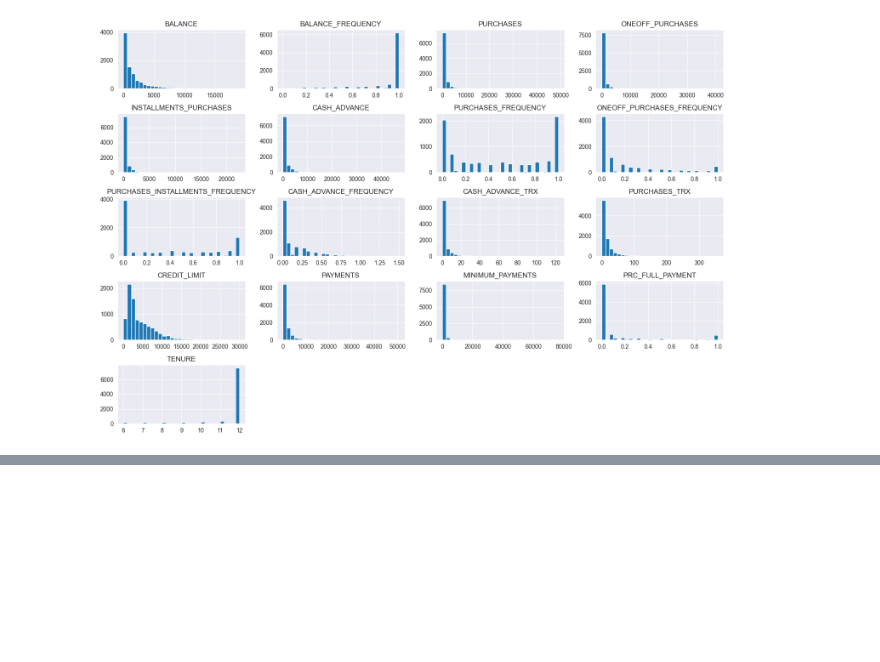
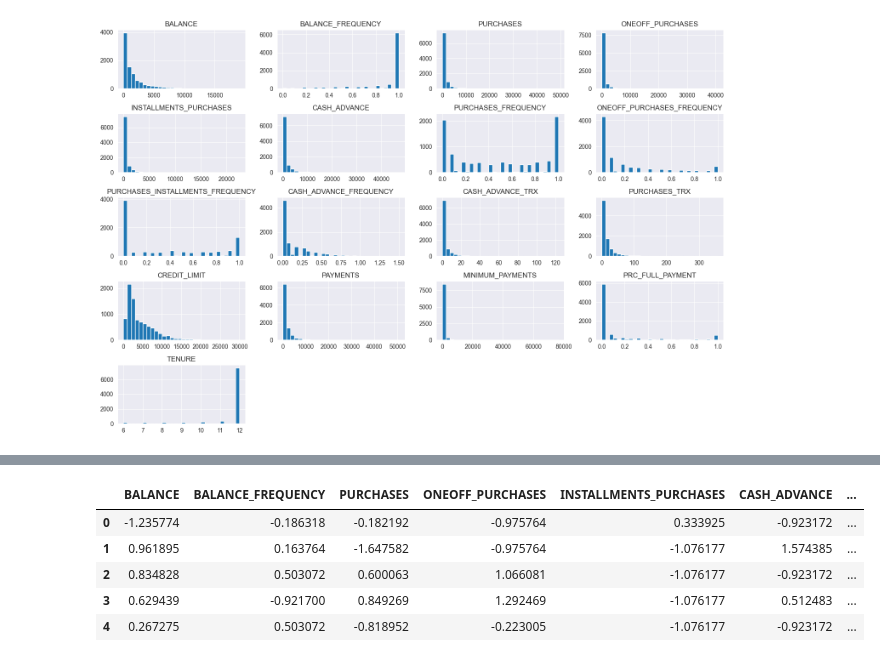
Before and after one commit to rubentak/Unsupervised-Learning-Clustering-Algorithms, a Jupyter notebook: notebook.ipynb, the cells around one changed output, grey strips where cells are left out. Saved outputs shown, nothing was run; the diff lists cells and outputs as text; code cells hidden in the pictures; blank space fills up the shorter version.

```diff
--- a/notebook.ipynb
+++ b/notebook.ipynb
@@ -172,3 +160,35 @@ scaled_df.head()
+# %%
+import numpy as np
+from sklearn.preprocessing import StandardScaler
+
+# Create a copy of the original dataframe
+df_log_transformed = df.copy()
+
+# Apply a log1p transform (log(x+1)) to reduce skewness where appropriate
+# This handles zero and positive values. If there are negative values, consider shifting.
+for col in df_log_transformed.columns:
+    # Check if minimum value is <= 0
+    if df_log_transformed[col].min() <= 0:
+        # Shift the data so that all values are positive
+        shift = 1 - df_log_transformed[col].min()
+        df_log_transformed[col] = np.log1p(df_log_transformed[col] + shift)
+    else:
+        # If already strictly positive, just apply log1p
+        df_log_transformed[col] = np.log1p(df_log_transformed[col])
+
+# Now apply standard scaling to the log-transformed data
+scaler = StandardScaler()
+scaled_df = pd.DataFrame(scaler.fit_transform(df_log_transformed), columns=df_log_transformed.columns)
+
+# Check the transformed and scaled data
+scaled_df.head()
+# %% [output]
+|  | BALANCE | BALANCE_FREQUENCY | PURCHASES | ONEOFF_PURCHASES | INSTALLMENTS_PURCHASES | CASH_ADVANCE | ... |
+| 0 | -1.235774 | -0.186318 | -0.182192 | -0.975764 | 0.333925 | -0.923172 | ... |
+| 1 | 0.961895 | 0.163764 | -1.647582 | -0.975764 | -1.076177 | 1.574385 | ... |
+| 2 | 0.834828 | 0.503072 | 0.600063 | 1.066081 | -1.076177 | -0.923172 | ... |
+| 3 | 0.629439 | -0.921700 | 0.849269 | 1.292469 | -1.076177 | 0.512483 | ... |
+| 4 | 0.267275 | 0.503072 | -0.818952 | -0.223005 | -1.076177 | -0.923172 | ... |
 # %% [markdown]
 ## Step 3: Model Creation (Clustering)
 
```
Also changed, not shown: parts of 45 cells of this notebook.
